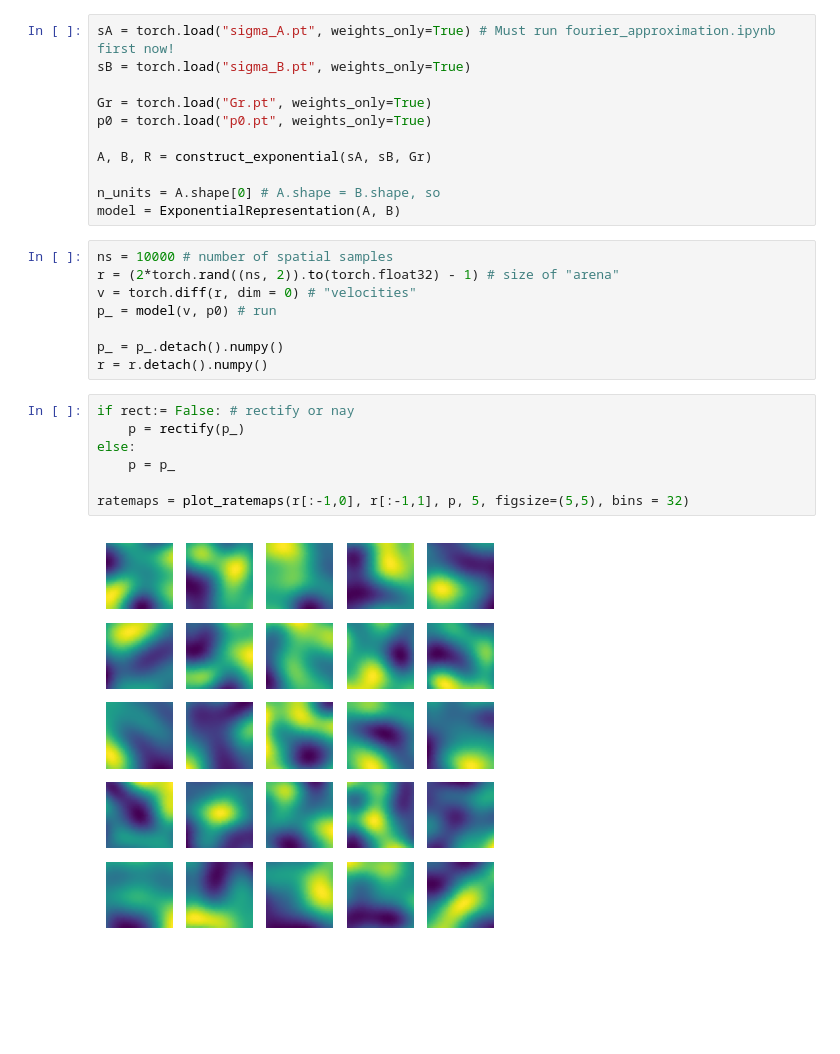
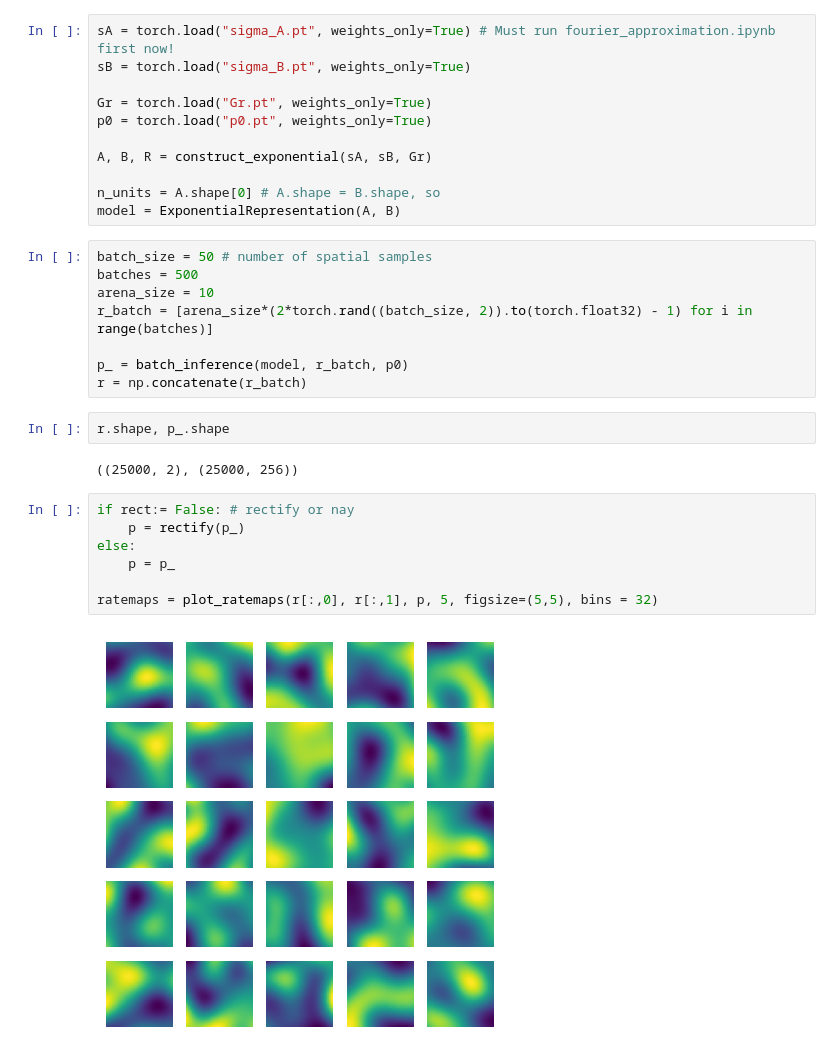
Before and after one commit to bioAI-Oslo/ExponentialRepresentations, a Jupyter notebook: exponential_representations.ipynb, the cells around one changed output. Drawn from its saved outputs; the diff is of its cells as text; blank space fills up the shorter version.

Commit message:
clean + added batched inference

```diff
--- a/exponential_representations.ipynb
+++ b/exponential_representations.ipynb
@@ -19,23 +21,27 @@ A, B, R = construct_exponential(sA, sB, Gr)
 
 n_units = A.shape[0] # A.shape = B.shape, so
 model = ExponentialRepresentation(A, B)
-# %%
-ns = 10000 # number of spatial samples
-r = (2*torch.rand((ns, 2)).to(torch.float32) - 1) # size of "arena"
-v = torch.diff(r, dim = 0) # "velocities"
-p_ = model(v, p0) # run
-
-p_ = p_.detach().numpy()
-r = r.detach().numpy()
+# %%
+batch_size = 50 # number of spatial samples
+batches = 500
+arena_size = 10
+r_batch = [arena_size*(2*torch.rand((batch_size, 2)).to(torch.float32) - 1) for i in range(batches)]
+
+p_ = batch_inference(model, r_batch, p0)
+r = np.concatenate(r_batch)
+# %%
+r.shape, p_.shape
+# %% [output]
+((25000, 2), (25000, 256))
 # %%
 if rect:= False: # rectify or nay
     p = rectify(p_)
 else:
     p = p_
 
-ratemaps = plot_ratemaps(r[:-1,0], r[:-1,1], p, 5, figsize=(5,5), bins = 32)
+ratemaps = plot_ratemaps(r[:,0], r[:,1], p, 5, figsize=(5,5), bins = 32)
 # %% [output]
-[figure, old version]
+[figure, new version]
 # %%
 # plot correlation between vector at [a,a] and all other pop. vecs.
 a = 16
```
Also changed, not shown: parts of 2 cells of this notebook, 11 other files.
